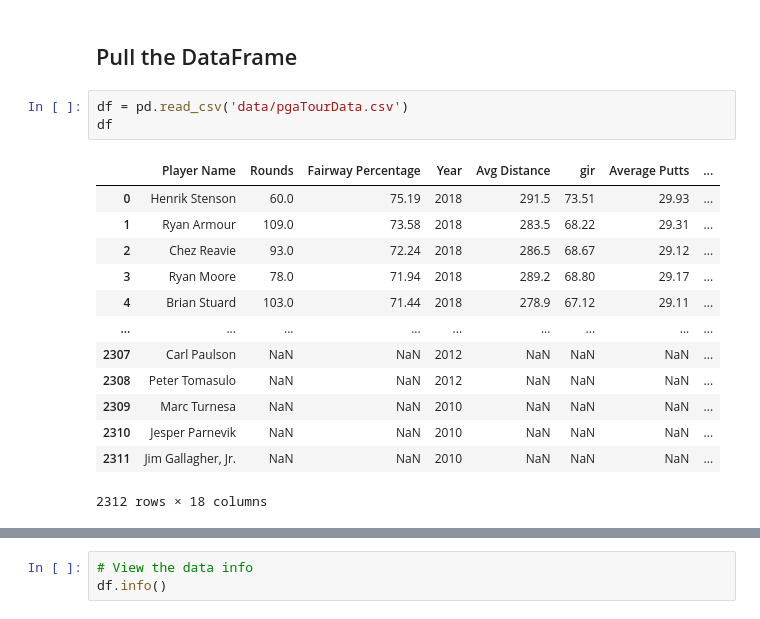
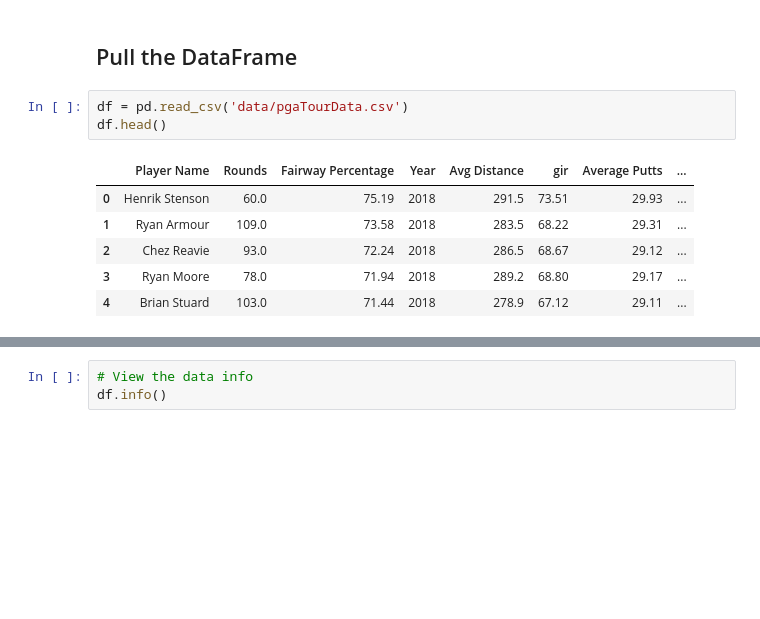
Before and after one commit to asval211/pga_golf_dataset, a Jupyter notebook: pga_golf_data_project.ipynb, the cells around one changed output, grey strips where cells are left out. Drawn from its saved outputs; the diff is of its cells as text; blank space fills up the shorter version.

```diff
--- a/pga_golf_data_project.ipynb
+++ b/pga_golf_data_project.ipynb
@@ -8,21 +8,14 @@ import matplotlib.pyplot as plt
 ## Pull the DataFrame
 # %%
 df = pd.read_csv('data/pgaTourData.csv')
-df
+df.head()
 # %% [output]
 |  | Player Name | Rounds | Fairway Percentage | Year | Avg Distance | gir | Average Putts | ... |
 | 0 | Henrik Stenson | 60.0 | 75.19 | 2018 | 291.5 | 73.51 | 29.93 | ... |
 | 1 | Ryan Armour | 109.0 | 73.58 | 2018 | 283.5 | 68.22 | 29.31 | ... |
 | 2 | Chez Reavie | 93.0 | 72.24 | 2018 | 286.5 | 68.67 | 29.12 | ... |
 | 3 | Ryan Moore | 78.0 | 71.94 | 2018 | 289.2 | 68.80 | 29.17 | ... |
 | 4 | Brian Stuard | 103.0 | 71.44 | 2018 | 278.9 | 67.12 | 29.11 | ... |
-| ... | ... | ... | ... | ... | ... | ... | ... | ... |
-| 2307 | Carl Paulson | NaN | NaN | 2012 | NaN | NaN | NaN | ... |
-| 2308 | Peter Tomasulo | NaN | NaN | 2012 | NaN | NaN | NaN | ... |
-| 2309 | Marc Turnesa | NaN | NaN | 2010 | NaN | NaN | NaN | ... |
-| 2310 | Jesper Parnevik | NaN | NaN | 2010 | NaN | NaN | NaN | ... |
-| 2311 | Jim Gallagher, Jr. | NaN | NaN | 2010 | NaN | NaN | NaN | ... |
-2312 rows × 18 columns
 # %% [markdown]
 ## Description of the Data
 
```
Also changed, not shown: parts of 56 cells of this notebook.
